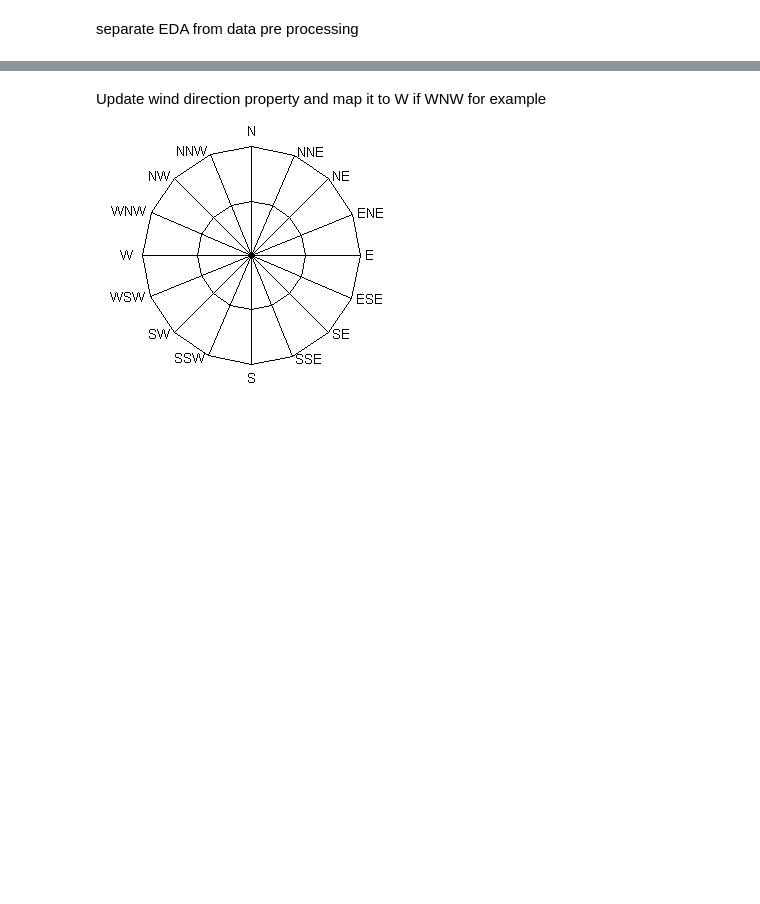
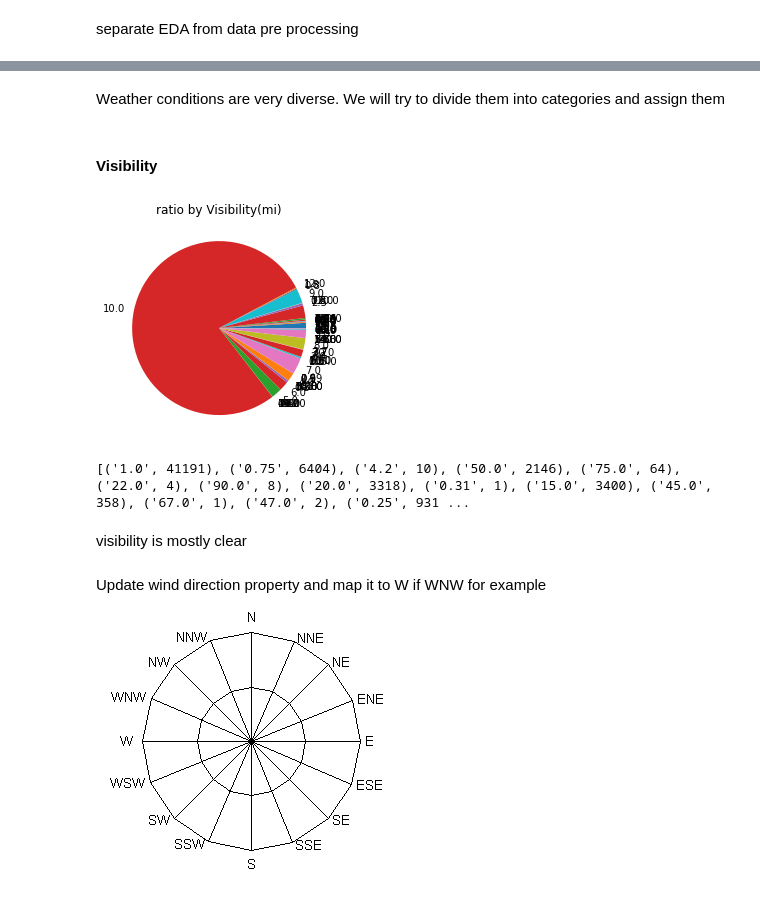
Before and after one commit to glebgalkin/SOEN471Winter, a Jupyter notebook: US Accidents technical analysis and regression.ipynb, the cells around one changed output, grey strips where cells are left out. Saved outputs shown, nothing was run; the diff lists cells and outputs as text; code cells hidden in the pictures; blank space fills up the shorter version.

```diff
--- a/US Accidents technical analysis and regression.ipynb
+++ b/US Accidents technical analysis and regression.ipynb
@@ -154,3 +180,14 @@ separate EDA from data pre processing
+# %% [markdown]
+Weather conditions are very diverse. We will try to divide them into categories and assign them
+# %% [markdown]
+#### Visibility
+# %%
+display_piechart_of_column(root_accidents_data, 'Visibility(mi)')
+# %% [output]
+[figure, added]
+[('1.0', 41191), ('0.75', 6404), ('4.2', 10), ('50.0', 2146), ('75.0', 64), ('22.0', 4), ('90.0', 8), ('20.0', 3318), ('0.31', 1), ('15.0', 3400), ('45.0', 358), ('67.0', 1), ('47.0', 2), ('0.25', 931 ...
+# %% [markdown]
+visibility is mostly clear
 # %% [markdown]
 Update wind direction property and map it to W if WNW for example
 ![image.png](attachment:image.png)
```
Also changed, not shown: parts of 10 cells of this notebook.
